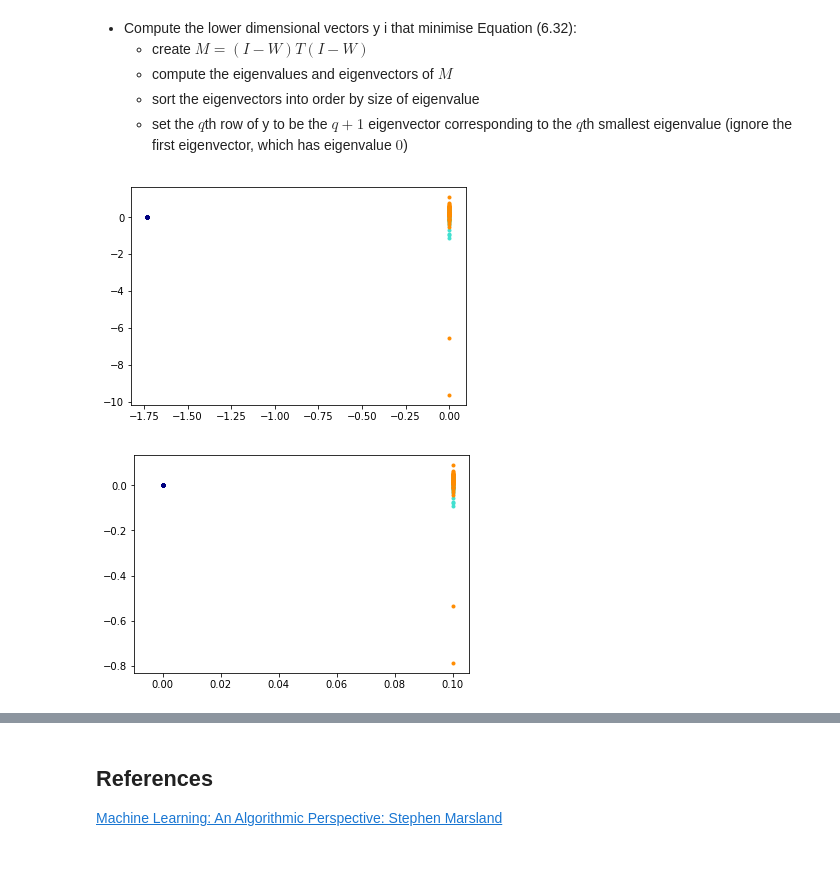
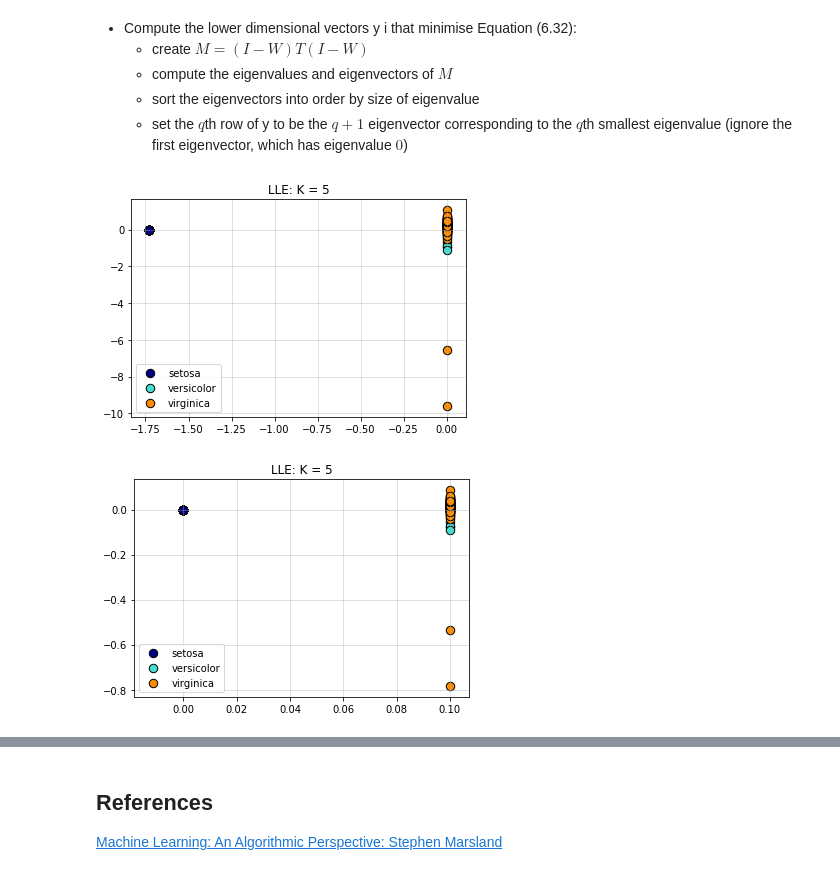
Before and after one commit to MJEmilio/MachineLearning, a Jupyter notebook: LLE.ipynb, the cells around one changed output, grey strips where cells are left out. Cells and saved outputs as stored; diff of their text form; code cells hidden in the pictures.

```diff
--- a/LLE.ipynb
+++ b/LLE.ipynb
@@ -89,14 +89,17 @@ y = evecs[:,ind[1:nRedDim+1]]*np.sqrt(ndata)
 # %%
 colors = ['navy', 'turquoise', 'darkorange']
 
 
 target_ids = np.unique(iris.target)
 t = iris.target
-for i, c in zip(target_ids, colors):
-    plt.scatter(y[ i == t,0], y[i == t,1], c = c, marker='.')
+for i, c ,label in zip(target_ids, colors, iris.target_names):
+    plt.scatter(y[ i == t,0], y[i == t,1], c = c,  edgecolors='black', s=285,label=label, marker='.')
+plt.legend()
+plt.title('LLE: K = '+ str(K))
+plt.grid(alpha=0.5)
 plt.show()
 # %% [output]
-[figure, old version]
+[figure, new version]
 # %%
 from sklearn.manifold import LocallyLinearEmbedding
 
@@ -105,8 +108,11 @@ X_lle = embedding.fit_transform(iris.data)
 
 y = iris.target
 
-for i, c in zip(target_ids, colors):
-    plt.scatter(X_lle[ i == y,0], X_lle[i == y,1], c = c, marker='.')
+for i, c ,label in zip(target_ids, colors, iris.target_names):
+    plt.scatter(X_lle[ i == y,0], X_lle[i == y,1], c = c, edgecolors='black', s=285,label=label, marker='.')
+plt.legend()
+plt.title('LLE: K = '+ str(K))
+plt.grid(alpha=0.5)
 plt.show()
 # %% [output]
-[figure, old version]
+[figure, new version]
```
Also changed, not shown: parts of 1 cell of this notebook, 5 other files.
